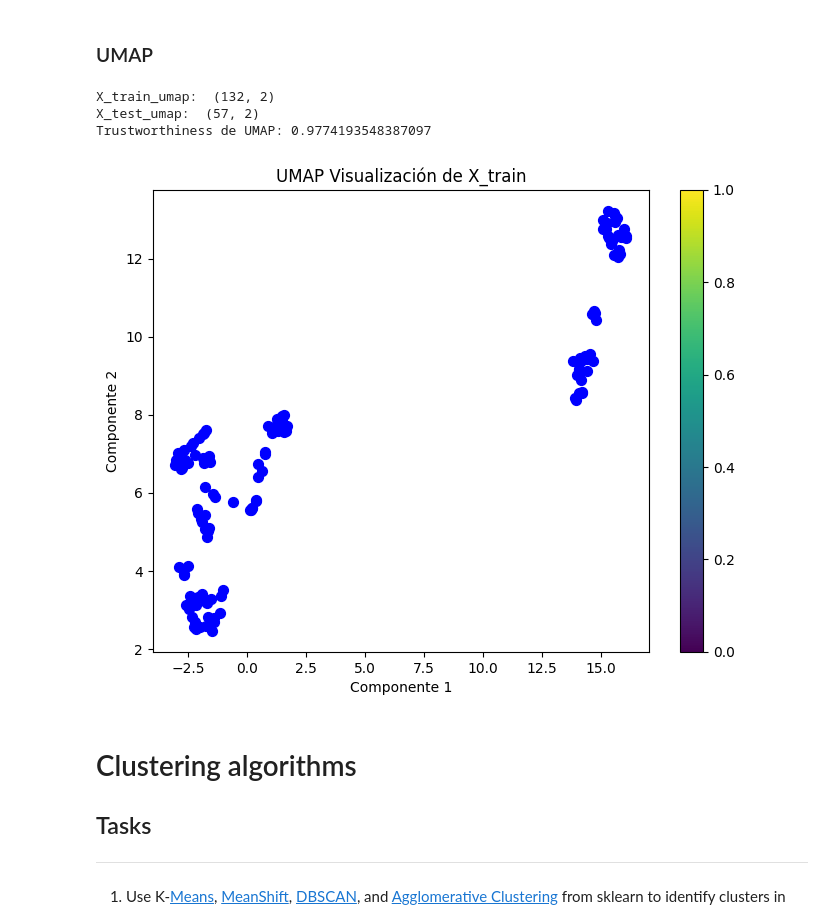
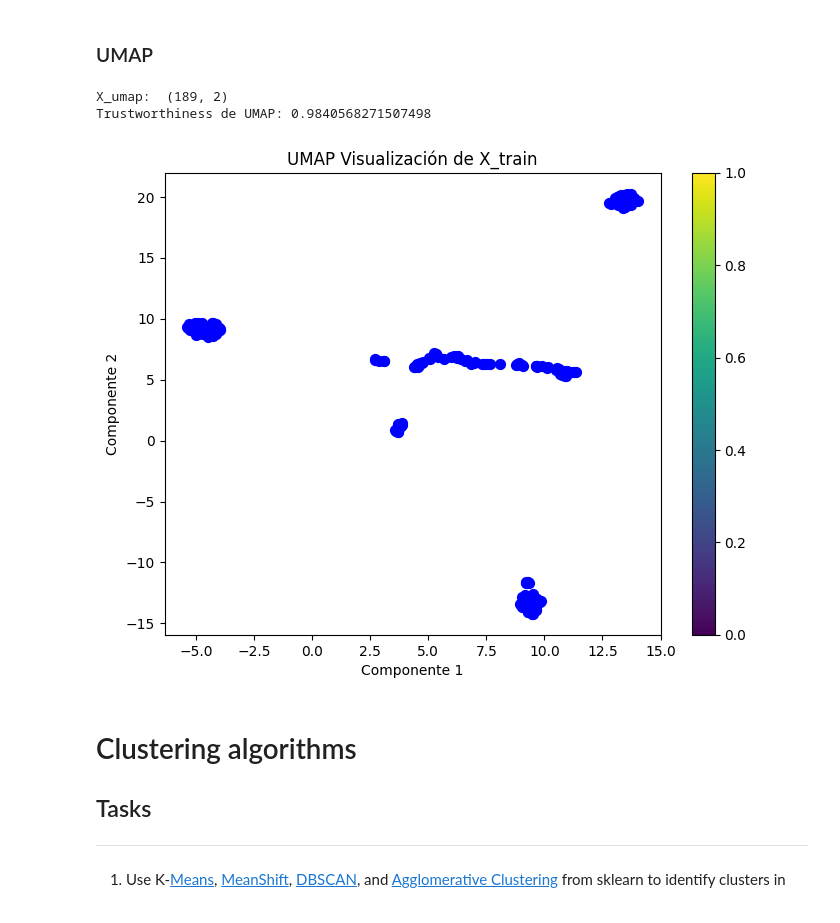
Before and after one commit to jeffreymonjacastro/2024-II, a Jupyter notebook: ML/W10/Hackathon_Culstering.ipynb, the cells around one changed output. Cells and saved outputs as stored; diff of their text form; code cells hidden in the pictures.

```diff
--- a/ML/W10/Hackathon_Culstering.ipynb
+++ b/ML/W10/Hackathon_Culstering.ipynb
@@ -86,11 +76,13 @@ X_train:  (132, 22215)  X_test:  (57, 22215)  y_train:  (132, 1)  y_test:  (57,
 # %% [markdown]
 ### Normalization
 # %%
-from sklearn.preprocessing import StandardScaler
+from sklearn.preprocessing import MinMaxScaler, StandardScaler
 
-sc = StandardScaler()
-X_train = sc.fit_transform(X_train)
-X_test = sc.transform(X_test)
+sc = MinMaxScaler()
+X_scaled = sc.fit_transform(X)
+
+Y = np.array(Y)
+Y = Y.ravel()
 # %% [markdown]
 ### PCA
 # %%
@@ -147,30 +134,27 @@ Trustworthiness de t-SNE: 0.9136730205278593
 # %%
 #!pip install umap-learn
 import umap
 
 umap = umap.UMAP(n_components=2)
-X_train_umap = umap.fit_transform(X_train)
-X_test_umap = umap.transform(X_test)
+X_umap = umap.fit_transform(X_scaled)
 
-print("X_train_umap: ", X_train_umap.shape)
-print("X_test_umap: ", X_test_umap.shape)
+print("X_umap: ", X_umap.shape)
 
-umap_trust = trustworthiness(X_train, X_train_umap)
+umap_trust = trustworthiness(X_scaled, X_umap)
 print(f"Trustworthiness de UMAP: {umap_trust}")
 
 # Gráfico de los datos transformados con UMAP (2D)
 plt.figure(figsize=(8, 6))
-plt.scatter(X_train_umap[:, 0], X_train_umap[:, 1], c=['blue'], cmap='viridis', s=50)
+plt.scatter(X_umap[:, 0], X_umap[:, 1], c=['blue'], cmap='viridis', s=50)
 plt.colorbar()
 plt.title('UMAP Visualización de X_train')
 plt.xlabel('Componente 1')
 plt.ylabel('Componente 2')
 plt.show()
 # %% [output]
-X_train_umap:  (132, 2)
-X_test_umap:  (57, 2)
-Trustworthiness de UMAP: 0.9774193548387097
+X_umap:  (189, 2)
+Trustworthiness de UMAP: 0.9840568271507498
-[figure, old version]
+[figure, new version]
 # %% [markdown]
 # Clustering algorithms
 
```
Also changed, not shown: parts of 7 cells of this notebook.
